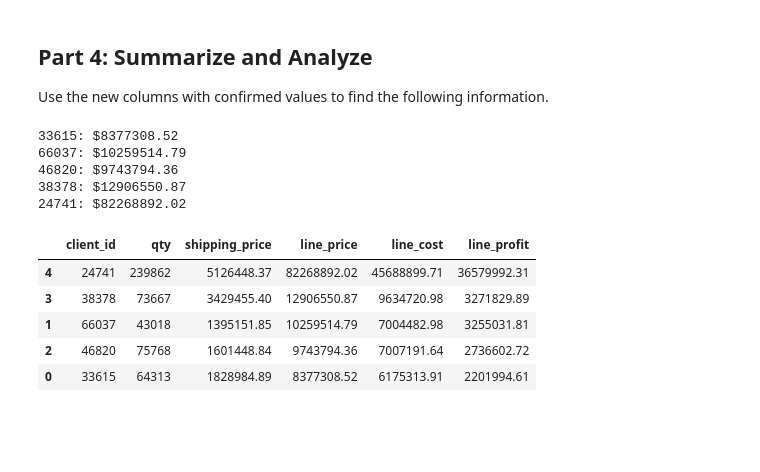
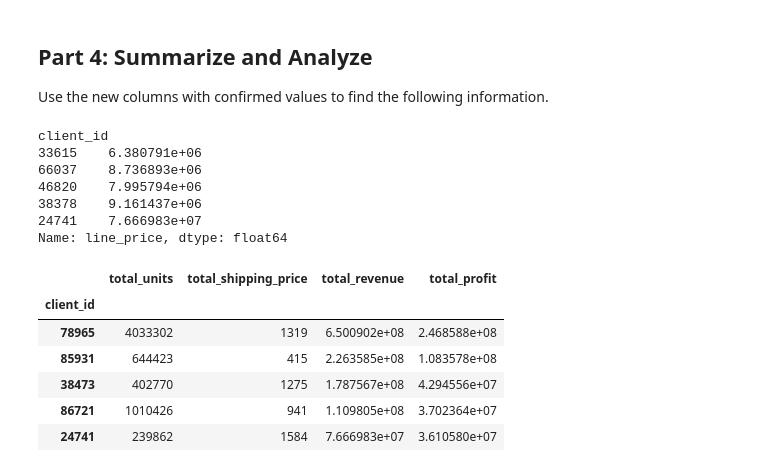
Before and after one commit to QueenofParts/pandas_challenge_1, a Jupyter notebook: module_4_challenge.ipynb, the cells around one changed output. Drawn from its saved outputs; the diff is of its cells as text; code cells hidden in the pictures; blank space fills up the shorter version.

```diff
--- a/module_4_challenge.ipynb
+++ b/module_4_challenge.ipynb
@@ -99,5 +106,7 @@ df[line_subtotal] = df["unit_price"] * df["qty"]
 # for orders over 50 pounds and $10 per
 # pound for items 50 pounds or under.
 
-df[total_weight] = df["unti_weight"] * df["qty"]
-df[shipping_price] = df[total_weight].apply(lambda x: 7 if x > 50 else 10)
+df["total_weight"] = df["unit_weight"] * df["qty"]
+df["shipping_price"] = df["total_weight"].apply(lambda x: 7 if x > 50 else 10)
+# Display the first 5 rows of the dataset
+df.head()
@@ -106,6 +123,6 @@ df[shipping_price] = df[total_weight].apply(lambda x: 7 if x > 50 else 10)
 # using the subtotal and the shipping price
 # along with a sales tax of 9.25%
 
-df['line_sales_tax'] = df['line_subtotal'] * 0.0925
-df[line_price] = df[line_subtotal] + df['shipping price'] + df['line_sales_tax']
-df[['line_subtotal', 'shipping price', 'line_sales_tax', 'line_price']].head()
+df["line_sales_tax"] = df["line_subtotal"] * 0.0925
+df["line_price"] = df["line_subtotal"] + df["shipping_price"] + df["line_sales_tax"]
+df[["line_subtotal", "shipping_price", "line_sales_tax", "line_price"]].head()
@@ -114,4 +138,6 @@ df[['line_subtotal', 'shipping price', 'line_sales_tax', 'line_price']].head()
 # of each line using unit cost, qty, and
 # shipping price (assume the shipping cost
 # is exactly what is charged to the client).
+df['line_cost'] = df['unit_cost'] * df['qty'] + df['shipping_price']
+df[['unit_cost', 'qty', 'shipping_price', 'line_cost']].head()
 # %% [output]
@@ -123,4 +150,7 @@ df[['line_subtotal', 'shipping price', 'line_sales_tax', 'line_price']].head()
 # %%
 # Create a column for the profit of
 # each line using line cost and line price
+
+df['line_profit'] = df['line_price'] - df['line_cost']
+df[['line_price', 'line_cost', 'line_profit']].head()
 # %% [output]
@@ -150,24 +177,36 @@ Use the new columns with confirmed values to find the following information.
 # %%
 # How much did each of the top 5 clients by quantity
 # spend? Check your work from Part 1 for client ids.
+client_spending = df.groupby('client_id')['line_price'].sum()
+client_spending[top_five_client_ids]
 # %% [output]
-33615: $8377308.52
-66037: $10259514.79
-46820: $9743794.36
-38378: $12906550.87
-24741: $82268892.02
+client_id
+33615    6.380791e+06
+66037    8.736893e+06
+46820    7.995794e+06
+38378    9.161437e+06
+24741    7.666983e+07
+Name: line_price, dtype: float64
 # %%
 # Create a summary DataFrame showing the totals for the
 # for the top 5 clients with the following information:
 # total units purchased, total shipping price,
 # total revenue, and total profit. Sort by total profit.
+client_summary = df.groupby('client_id').agg(
+    total_units = ('qty', 'sum'),
+    total_shipping_price = ('shipping_price', 'sum'),
+    total_revenue = ('line_price', 'sum'),
+    total_profit = ('line_profit', 'sum')
+).sort_values('total_profit', ascending = False)
+client_summary.head()
 # %% [output]
-|  | client_id | qty | shipping_price | line_price | line_cost | line_profit |
-| 4 | 24741 | 239862 | 5126448.37 | 82268892.02 | 45688899.71 | 36579992.31 |
-| 3 | 38378 | 73667 | 3429455.40 | 12906550.87 | 9634720.98 | 3271829.89 |
-| 1 | 66037 | 43018 | 1395151.85 | 10259514.79 | 7004482.98 | 3255031.81 |
-| 2 | 46820 | 75768 | 1601448.84 | 9743794.36 | 7007191.64 | 2736602.72 |
-| 0 | 33615 | 64313 | 1828984.89 | 8377308.52 | 6175313.91 | 2201994.61 |
+|  | total_units | total_shipping_price | total_revenue | total_profit |
+| client_id |  |  |  |  |
+| 78965 | 4033302 | 1319 | 6.500902e+08 | 2.468588e+08 |
+| 85931 | 644423 | 415 | 2.263585e+08 | 1.083578e+08 |
+| 38473 | 402770 | 1275 | 1.787567e+08 | 4.294556e+07 |
+| 86721 | 1010426 | 941 | 1.109805e+08 | 3.702364e+07 |
+| 24741 | 239862 | 1584 | 7.666983e+07 | 3.610580e+07 |
 # %%
 # Format the data and rename the columns
 # to names suitable for presentation.
```
Also changed, not shown: parts of 18 cells of this notebook.
